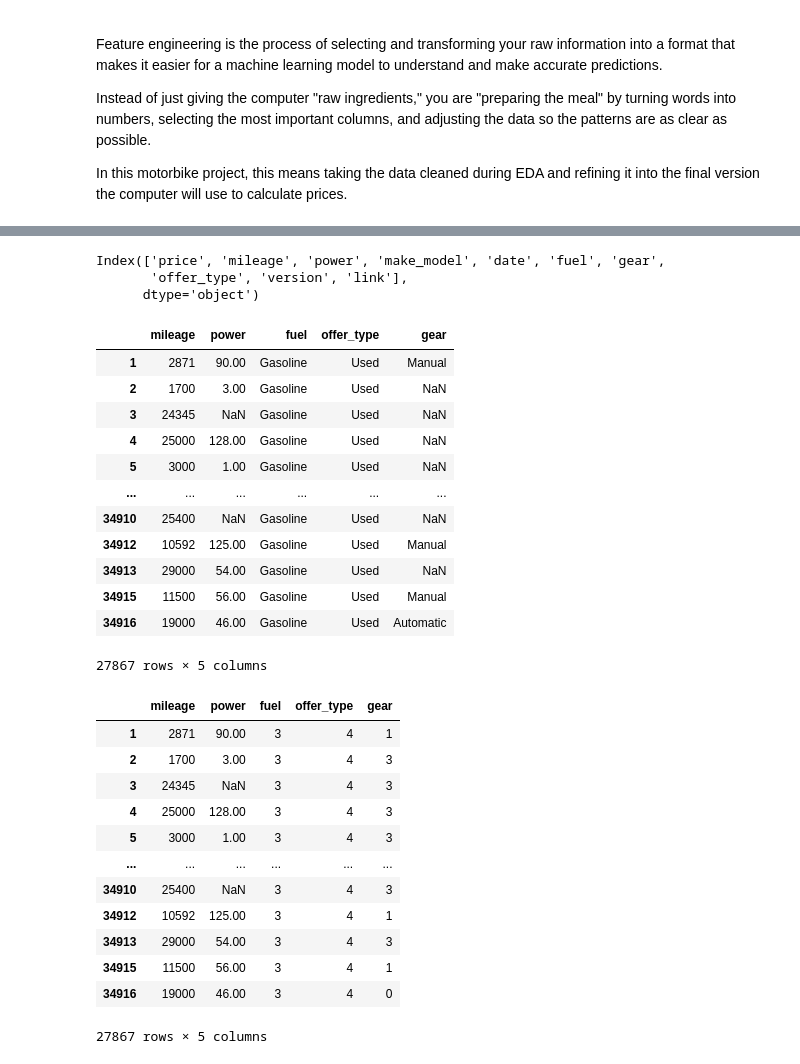
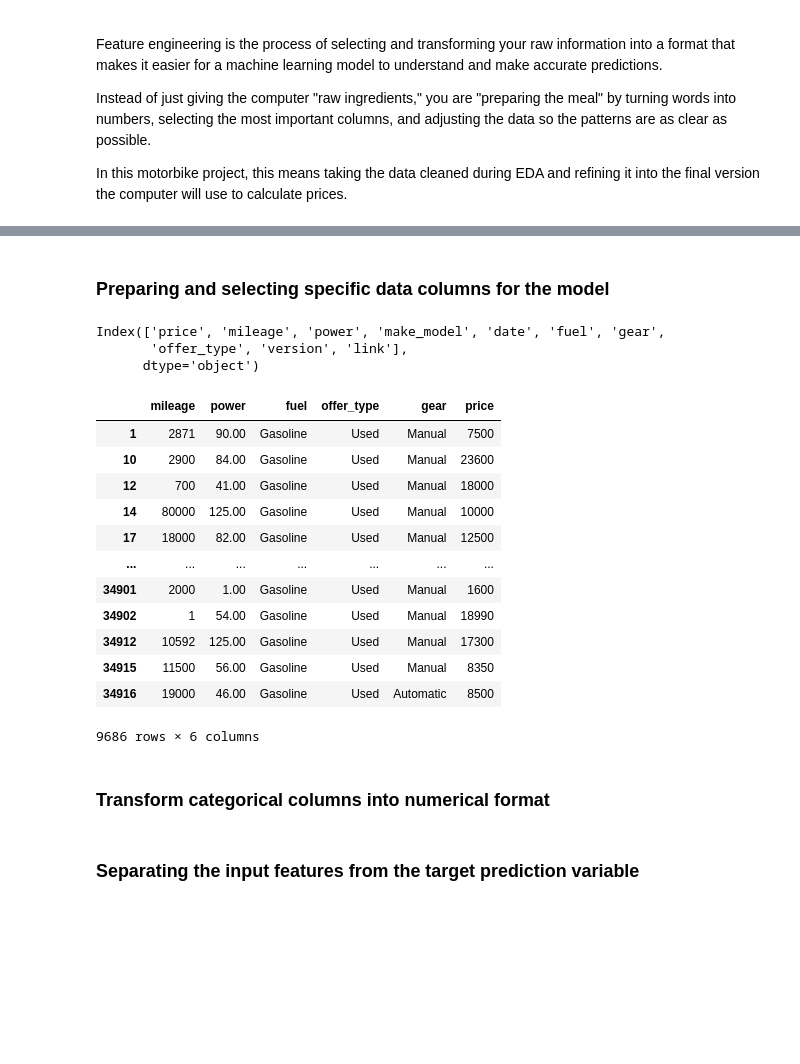
Before and after one commit to dilasha-ghimire/Motorbike-Price-Prediction, a Jupyter notebook: notebook.ipynb, the cells around one changed output, grey strips where cells are left out. Saved outputs shown, nothing was run; the diff lists cells and outputs as text; code cells hidden in the pictures; blank space fills up the shorter version.

```diff
--- a/notebook.ipynb
+++ b/notebook.ipynb
@@ -314,3 +309,5 @@ label_encoder = preprocessing.LabelEncoder()
+# %% [markdown]
+### Preparing and selecting specific data columns for the model
 # %%
 df.columns
 # List all column names in the DataFrame
@@ -319,20 +316,24 @@ Index(['price', 'mileage', 'power', 'make_model', 'date', 'fuel', 'gear',
        'offer_type', 'version', 'link'],
       dtype='object')
 # %%
-model_df = df[['mileage', 'power', 'fuel', 'offer_type', 'gear']]
+model_df = df[['mileage', 'power', 'fuel', 'offer_type', 'gear', 'price']].copy()
+# Select relevant columns for modeling
+# .copy() stops changes from accidentally messing up the original data
+model_df.dropna(inplace=True)
 model_df
-# Select relevant columns for modeling
 # %% [output]
-|  | mileage | power | fuel | offer_type | gear |
-| 1 | 2871 | 90.00 | Gasoline | Used | Manual |
-| 2 | 1700 | 3.00 | Gasoline | Used | NaN |
-| 3 | 24345 | NaN | Gasoline | Used | NaN |
-| 4 | 25000 | 128.00 | Gasoline | Used | NaN |
-| 5 | 3000 | 1.00 | Gasoline | Used | NaN |
-| ... | ... | ... | ... | ... | ... |
-| 34910 | 25400 | NaN | Gasoline | Used | NaN |
-| 34912 | 10592 | 125.00 | Gasoline | Used | Manual |
-| 34913 | 29000 | 54.00 | Gasoline | Used | NaN |
-| 34915 | 11500 | 56.00 | Gasoline | Used | Manual |
-| 34916 | 19000 | 46.00 | Gasoline | Used | Automatic |
+|  | mileage | power | fuel | offer_type | gear | price |
+| 1 | 2871 | 90.00 | Gasoline | Used | Manual | 7500 |
+| 10 | 2900 | 84.00 | Gasoline | Used | Manual | 23600 |
+| 12 | 700 | 41.00 | Gasoline | Used | Manual | 18000 |
+| 14 | 80000 | 125.00 | Gasoline | Used | Manual | 10000 |
+| 17 | 18000 | 82.00 | Gasoline | Used | Manual | 12500 |
+| ... | ... | ... | ... | ... | ... | ... |
+| 34901 | 2000 | 1.00 | Gasoline | Used | Manual | 1600 |
+| 34902 | 1 | 54.00 | Gasoline | Used | Manual | 18990 |
+| 34912 | 10592 | 125.00 | Gasoline | Used | Manual | 17300 |
+| 34915 | 11500 | 56.00 | Gasoline | Used | Manual | 8350 |
+| 34916 | 19000 | 46.00 | Gasoline | Used | Automatic | 8500 |
-27867 rows × 5 columns
+9686 rows × 6 columns
+# %% [markdown]
+### Transform categorical columns into numerical format
@@ -344,18 +349,5 @@ df['gear'] = label_encoder.fit_transform(df['gear'])
+# %% [markdown]
+### Separating the input features from the target prediction variable
 # %%
-model_df = df[['mileage', 'power', 'fuel', 'offer_type', 'gear']]
-model_df
+X = model_df[['mileage', 'power', 'fuel', 'offer_type', 'gear']]
 # Select relevant columns for modeling
-# %% [output]
-|  | mileage | power | fuel | offer_type | gear |
-| 1 | 2871 | 90.00 | 3 | 4 | 1 |
-| 2 | 1700 | 3.00 | 3 | 4 | 3 |
-| 3 | 24345 | NaN | 3 | 4 | 3 |
-| 4 | 25000 | 128.00 | 3 | 4 | 3 |
-| 5 | 3000 | 1.00 | 3 | 4 | 3 |
-| ... | ... | ... | ... | ... | ... |
-| 34910 | 25400 | NaN | 3 | 4 | 3 |
-| 34912 | 10592 | 125.00 | 3 | 4 | 1 |
-| 34913 | 29000 | 54.00 | 3 | 4 | 3 |
-| 34915 | 11500 | 56.00 | 3 | 4 | 1 |
-| 34916 | 19000 | 46.00 | 3 | 4 | 0 |
-27867 rows × 5 columns
```
Also changed, not shown: parts of 7 cells of this notebook.
